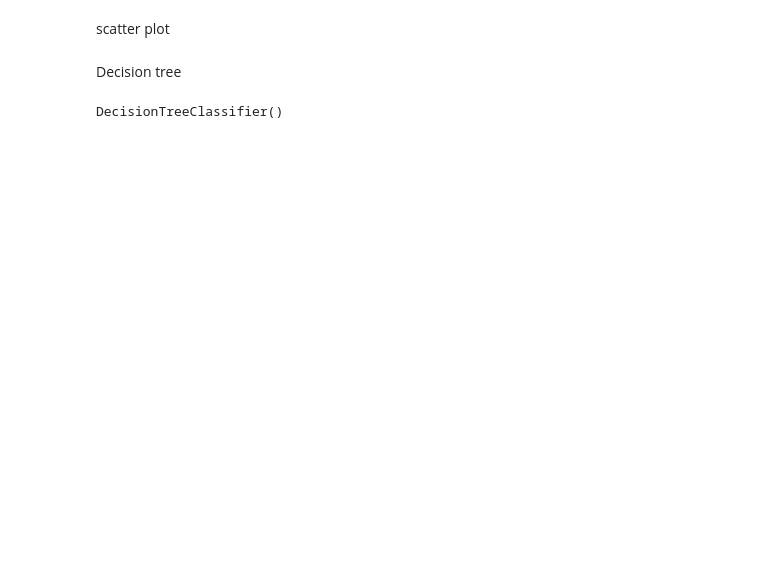
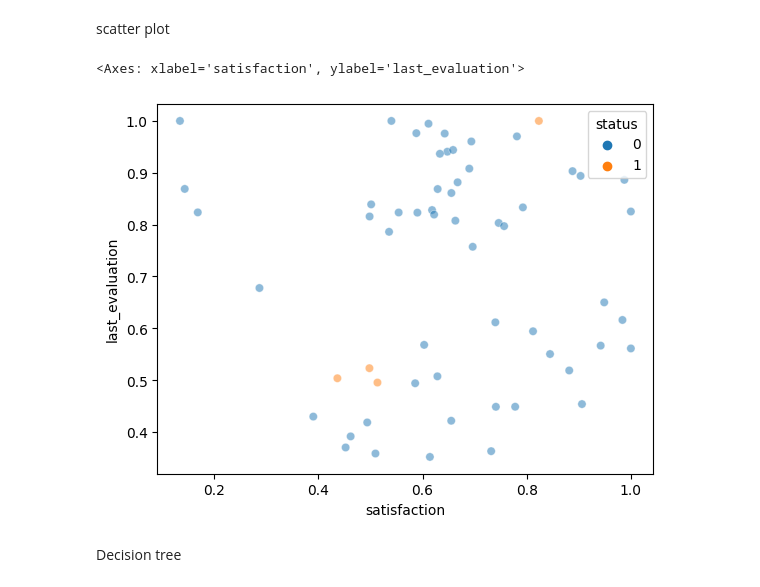
Before and after one commit to Aleena24/ML_Lab, a Jupyter notebook: lab7_2348503.ipynb, the cells around one changed output. Saved outputs shown, nothing was run; the diff lists cells and outputs as text; code cells hidden in the pictures; blank space fills up the shorter version.

```diff
--- a/lab7_2348503.ipynb
+++ b/lab7_2348503.ipynb
@@ -125,2 +89,8 @@ plt.show()
+# %%
+#scatter plot showing satisfaction and last evaluation based on status
+sns.scatterplot(x=data['satisfaction'],y=data['last_evaluation'],hue=data['status'],alpha=0.5)
+# %% [output]
+<Axes: xlabel='satisfaction', ylabel='last_evaluation'>
+[figure, added]
 # %% [markdown]
 Decision tree
@@ -145,13 +96,0 @@ model = DecisionTreeClassifier()
-# %%
-from sklearn.impute import SimpleImputer
-
-# Create a SimpleImputer object
-imputer = SimpleImputer(strategy='mean')
-
-# Impute the missing values in the training data
-X_train = imputer.fit_transform(X_train)
-
-# Train the decision tree classifier on the imputed training data
-model.fit(X_train, y_train)
-# %% [output]
-DecisionTreeClassifier()
```
Also changed, not shown: parts of 38 cells of this notebook.
